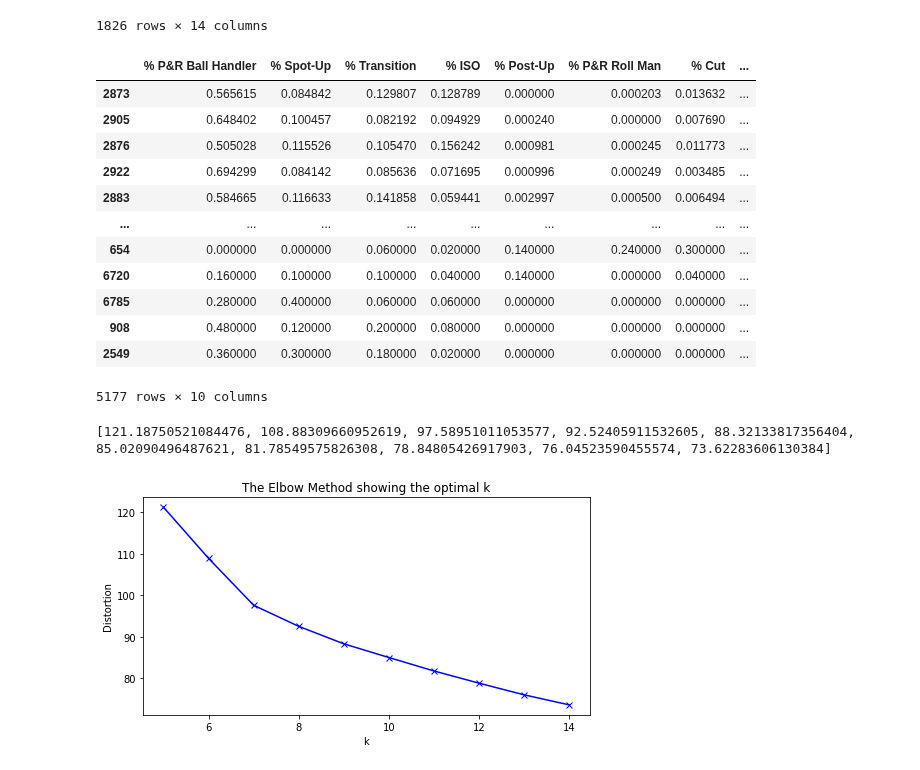
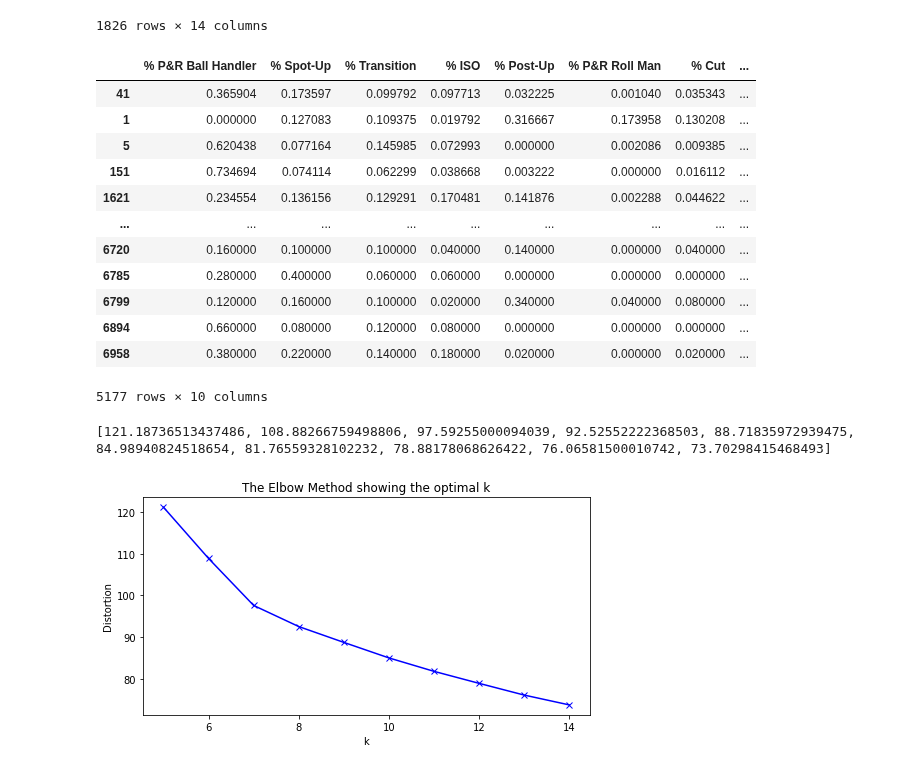
Before and after one commit to arifaulakh/FIBA_Player_Styles, a Jupyter notebook: Clustering-INTL-FIBA.ipynb, the cells around one changed output. Saved outputs shown, nothing was run; the diff lists cells and outputs as text; code cells hidden in the pictures.

```diff
--- a/Clustering-INTL-FIBA.ipynb
+++ b/Clustering-INTL-FIBA.ipynb
@@ -46,22 +46,22 @@ play_types = ['P&R Ball Handler', 'Spot-Up', 'Transition', 'ISO', 'Post-Up', 'P&
 for p in play_types:
     df['% ' + p] = df[p] / df['Total']
 # %%
-df = df[df['Total'] >= 50].sort_values('Total', ascending=False)
+df = df[df['Total'] >= 50].sort_values(['Source','Total'], ascending=[True, False])
 filt_df = df[['% ' + p for p in play_types]].copy()
 filt_df
 # %% [output]
 |  | % P&R Ball Handler | % Spot-Up | % Transition | % ISO | % Post-Up | % P&R Roll Man | % Cut | ... |
-| 2873 | 0.565615 | 0.084842 | 0.129807 | 0.128789 | 0.000000 | 0.000203 | 0.013632 | ... |
-| 2905 | 0.648402 | 0.100457 | 0.082192 | 0.094929 | 0.000240 | 0.000000 | 0.007690 | ... |
-| 2876 | 0.505028 | 0.115526 | 0.105470 | 0.156242 | 0.000981 | 0.000245 | 0.011773 | ... |
-| 2922 | 0.694299 | 0.084142 | 0.085636 | 0.071695 | 0.000996 | 0.000249 | 0.003485 | ... |
-| 2883 | 0.584665 | 0.116633 | 0.141858 | 0.059441 | 0.002997 | 0.000500 | 0.006494 | ... |
+| 41 | 0.365904 | 0.173597 | 0.099792 | 0.097713 | 0.032225 | 0.001040 | 0.035343 | ... |
+| 1 | 0.000000 | 0.127083 | 0.109375 | 0.019792 | 0.316667 | 0.173958 | 0.130208 | ... |
+| 5 | 0.620438 | 0.077164 | 0.145985 | 0.072993 | 0.000000 | 0.002086 | 0.009385 | ... |
+| 151 | 0.734694 | 0.074114 | 0.062299 | 0.038668 | 0.003222 | 0.000000 | 0.016112 | ... |
+| 1621 | 0.234554 | 0.136156 | 0.129291 | 0.170481 | 0.141876 | 0.002288 | 0.044622 | ... |
 | ... | ... | ... | ... | ... | ... | ... | ... | ... |
-| 654 | 0.000000 | 0.000000 | 0.060000 | 0.020000 | 0.140000 | 0.240000 | 0.300000 | ... |
 | 6720 | 0.160000 | 0.100000 | 0.100000 | 0.040000 | 0.140000 | 0.000000 | 0.040000 | ... |
 | 6785 | 0.280000 | 0.400000 | 0.060000 | 0.060000 | 0.000000 | 0.000000 | 0.000000 | ... |
-| 908 | 0.480000 | 0.120000 | 0.200000 | 0.080000 | 0.000000 | 0.000000 | 0.000000 | ... |
-| 2549 | 0.360000 | 0.300000 | 0.180000 | 0.020000 | 0.000000 | 0.000000 | 0.000000 | ... |
+| 6799 | 0.120000 | 0.160000 | 0.100000 | 0.020000 | 0.340000 | 0.040000 | 0.080000 | ... |
+| 6894 | 0.660000 | 0.080000 | 0.120000 | 0.080000 | 0.000000 | 0.000000 | 0.000000 | ... |
+| 6958 | 0.380000 | 0.220000 | 0.140000 | 0.180000 | 0.020000 | 0.000000 | 0.020000 | ... |
 5177 rows × 10 columns
 # %%
 from sklearn.cluster import KMeans
@@ -72,7 +72,7 @@ for i in range(5, 15):
     inertias.append(test_model.inertia_)
 print(inertias)
 # %% [output]
-[121.18750521084476, 108.88309660952619, 97.58951011053577, 92.52405911532605, 88.32133817356404, 85.02090496487621, 81.78549575826308, 78.84805426917903, 76.04523590455574, 73.62283606130384]
+[121.18736513437486, 108.88266759498806, 97.59255000094039, 92.52552222368503, 88.71835972939475, 84.98940824518654, 81.76559328102232, 78.88178068626422, 76.06581500010742, 73.70298415468493]
 # %%
 import matplotlib.pyplot as plt
 plt.figure(figsize=(8,4))
```
Also changed, not shown: parts of 7 cells of this notebook.
